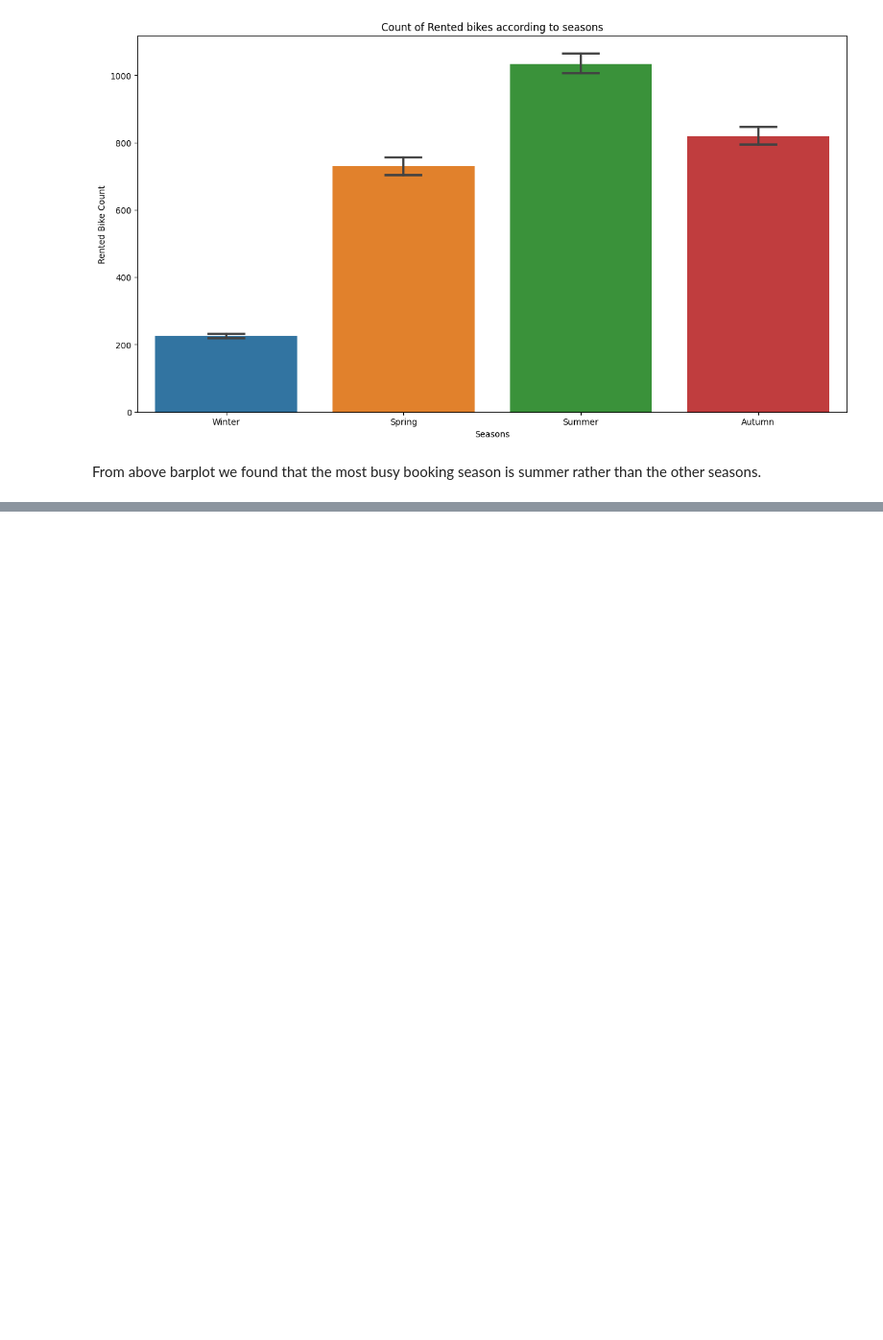
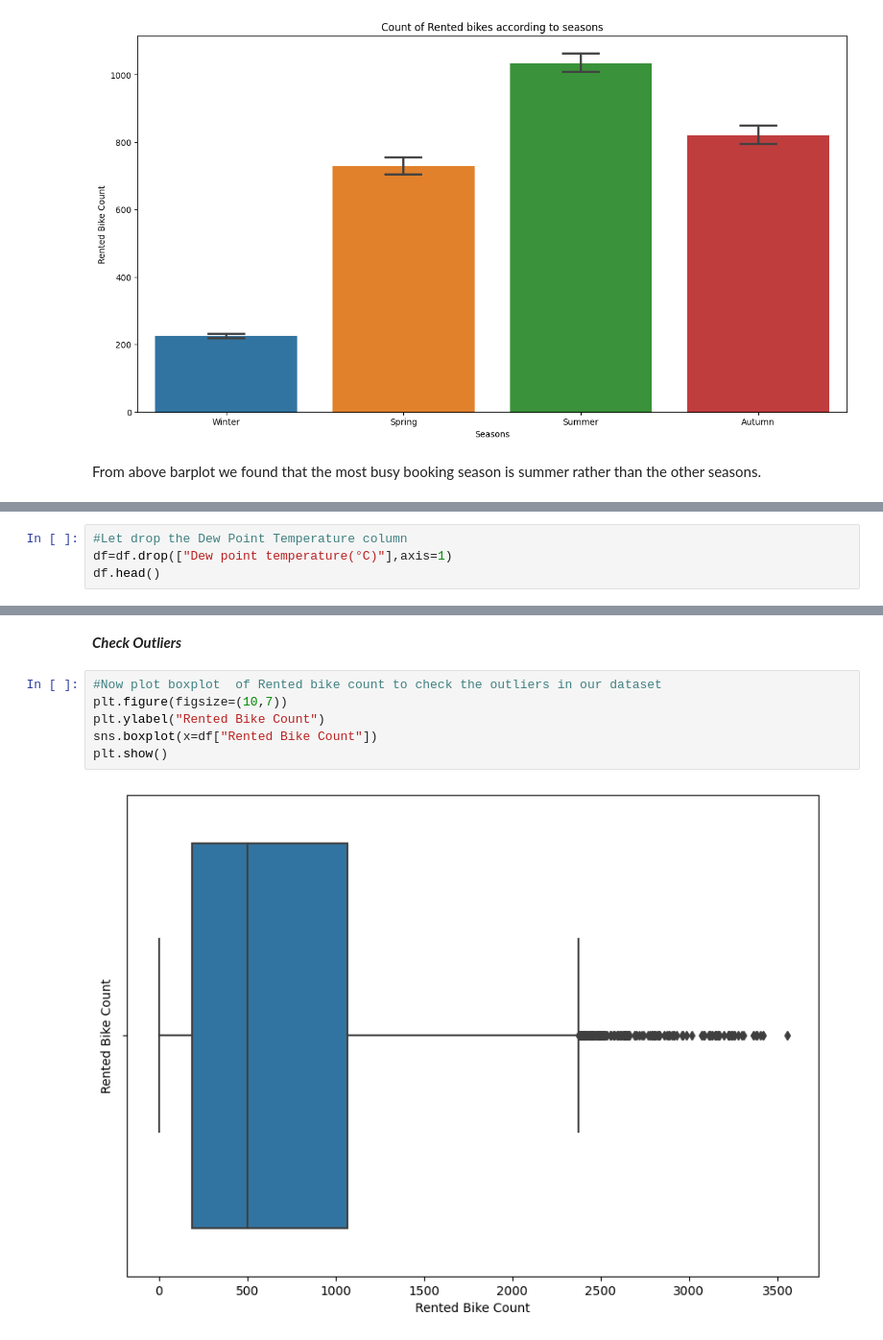
Before and after one commit to fkofkf431/Bike-Sharing-Demand-Prediction-Regression-capstone-project, a Jupyter notebook: Bike_Sharing_Demand_Prediction(Regression)_Capstone_Project.ipynb, the cells around one changed output, grey strips where cells are left out. Shown at 96% size. Saved outputs shown, nothing was run; the diff lists cells and outputs as text; blank space fills up the shorter version.

```diff
--- a/Bike_Sharing_Demand_Prediction(Regression)_Capstone_Project.ipynb
+++ b/Bike_Sharing_Demand_Prediction(Regression)_Capstone_Project.ipynb
@@ -353,0 +398,4 @@ From above barplot we found that the most busy booking season is summer rather t
+# %%
+#Let drop the Dew Point Temperature column
+df=df.drop(["Dew point temperature(°C)"],axis=1)
+df.head()
@@ -353,0 +409,10 @@ From above barplot we found that the most busy booking season is summer rather t
+# %% [markdown]
+***Check Outliers***
+# %%
+#Now plot boxplot  of Rented bike count to check the outliers in our dataset
+plt.figure(figsize=(10,7))
+plt.ylabel("Rented Bike Count")
+sns.boxplot(x=df["Rented Bike Count"])
+plt.show()
+# %% [output]
+[figure, added]
```
Also changed, not shown: parts of 14 cells of this notebook.
